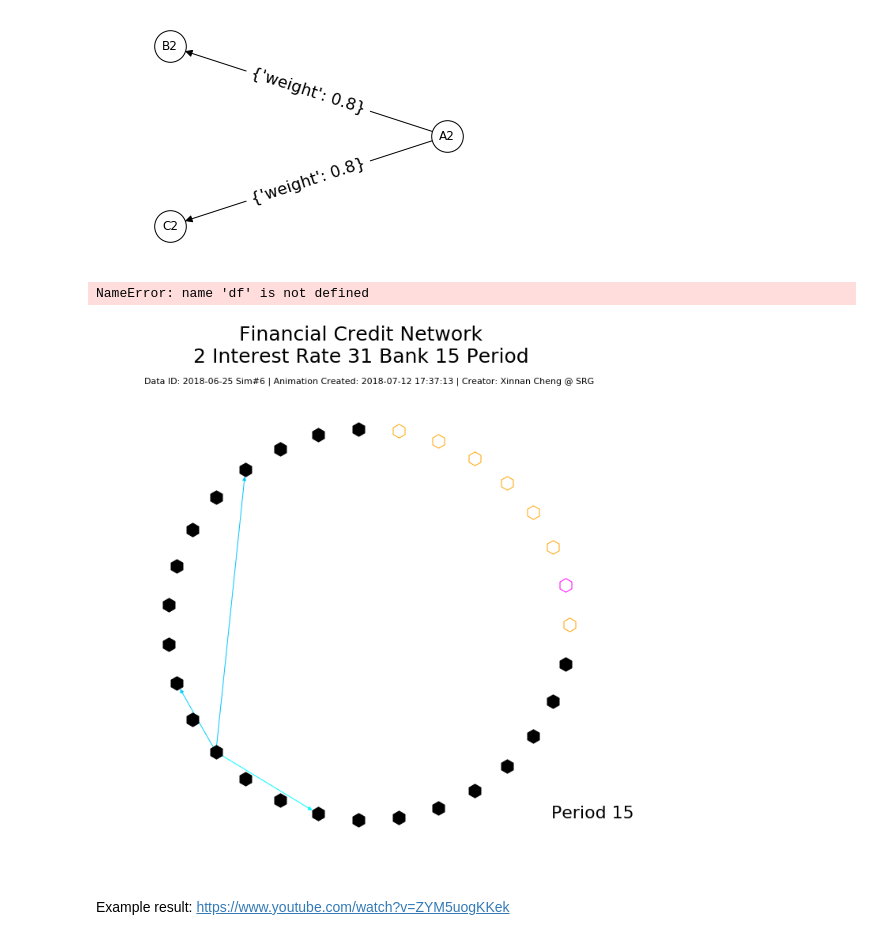
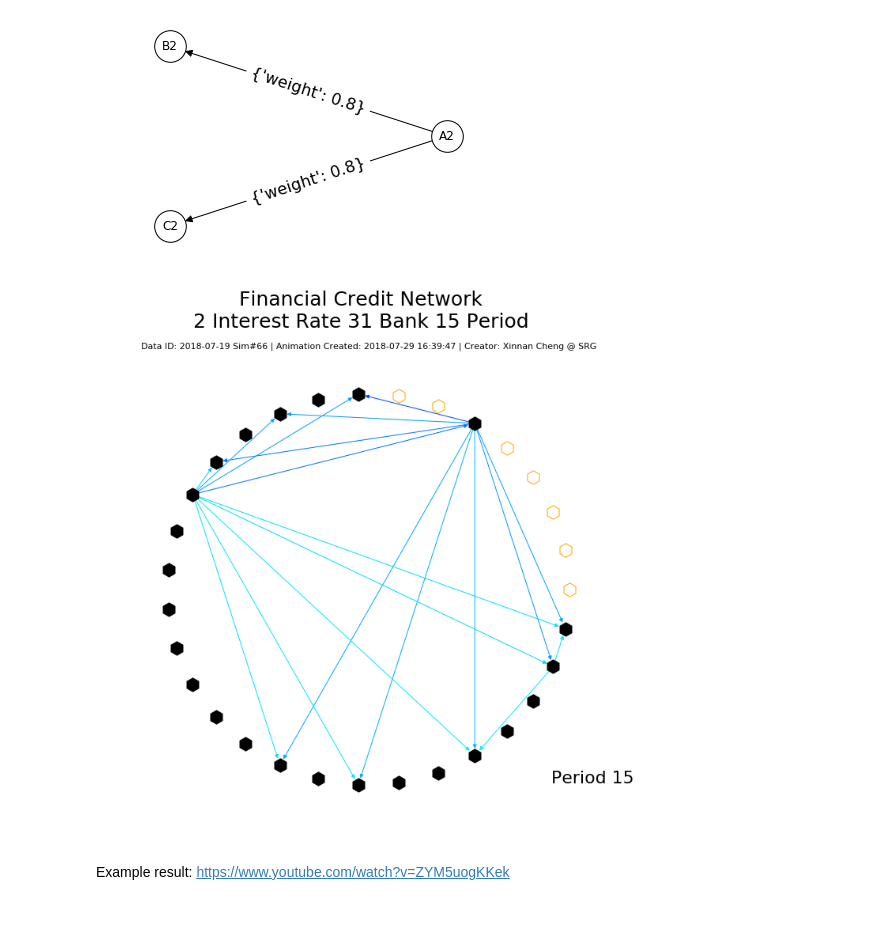
Before and after one commit to ai-xiaihai/FCN_DataAnalysis, a Jupyter notebook: visualize.ipynb, the cells around one changed output. Saved outputs shown, nothing was run; the diff lists cells and outputs as text; code cells hidden in the pictures.

```diff
--- a/visualize.ipynb
+++ b/visualize.ipynb
@@ -33,8 +33,8 @@ plt.draw()
 # Make BETTER video Functions
 ########################
 
-def animate_network(df = df,
-                    networks = df_1n,
+def animate_network(df,
+                    networks,
                     data_birthday = "2018-06-25",
                     numIR=1,
                     numNode=32,
@@ -153,32 +153,30 @@ def animate_network(df = df,
     anim = FuncAnimation(fig,
                          update,
                          frames=numPeriod,
-                         interval=1000,
+                         interval=1500,
                          repeat=False,
                          blit=True)
     anim.save("network" + time_filename + ".mp4")
-# %% [output]
-NameError: name 'df' is not defined
 # %%
 ########################
 # Reading & Cleaning input
 ########################
-df = read_sims_result('/Users/xcheng/Documents/Oberlin/Summer2/DataAnalysis/data/0625/2IR', 32)
-df_1n = cleanup_network(df, numNode=32, numPeriod=15, numSim=50)
-df_1c = cleanup_0IR_exp(df, numNode=32, numPeriod=15, numSim=50, balanced=False)
+df = read_sims_result('/Users/xcheng/Documents/Oberlin/Summer2/DataAnalysis/data/0719/1IR100s', 32)
+df_1n = cleanup_network(df, numNode=32, numPeriod=15, numSim=100)
+df_1c = cleanup_0IR_exp(df, numNode=32, numPeriod=15, numSim=100, balanced=False)
 # %%
 ########################
 # Make video
 ########################
 animate_network(df = df,
                 networks = df_1n,
-                data_birthday = "2018-06-25",
-                numIR=2,
+                data_birthday = "2018-07-19",
+                numIR=1,
                 numNode=32,
                 numPeriod=15,
-                sim_num=6)
+                sim_num=66)
 # %% [output]
-[figure, old version]
+[figure, new version]
 # %% [markdown]
 Example result: https://www.youtube.com/watch?v=ZYM5uogKKek
 # %%
```
Also changed, not shown: 2 other files.
